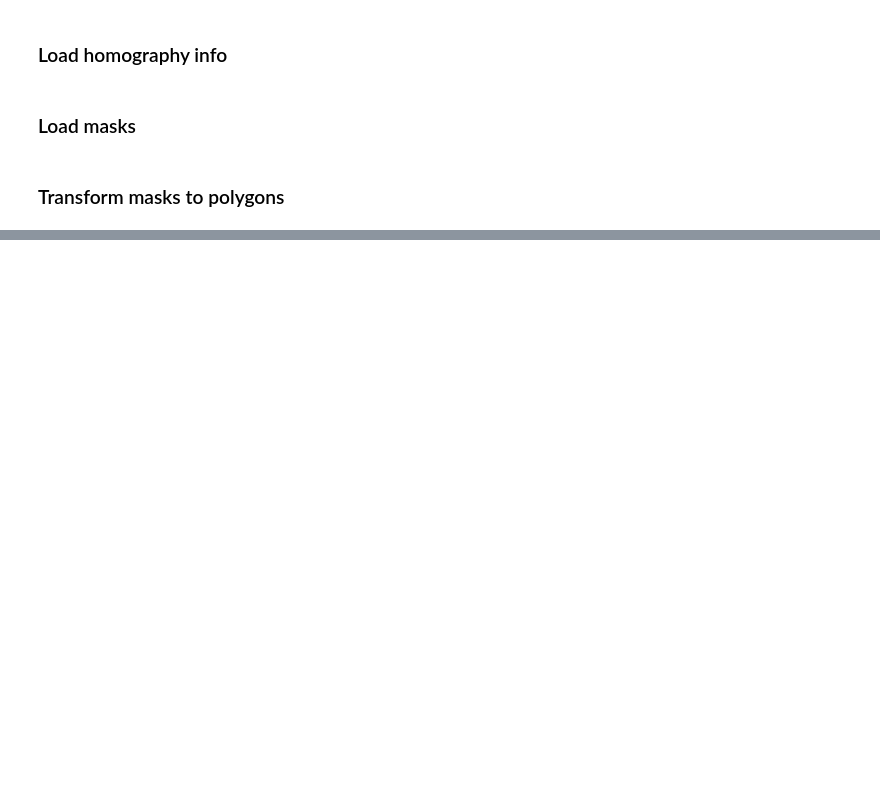
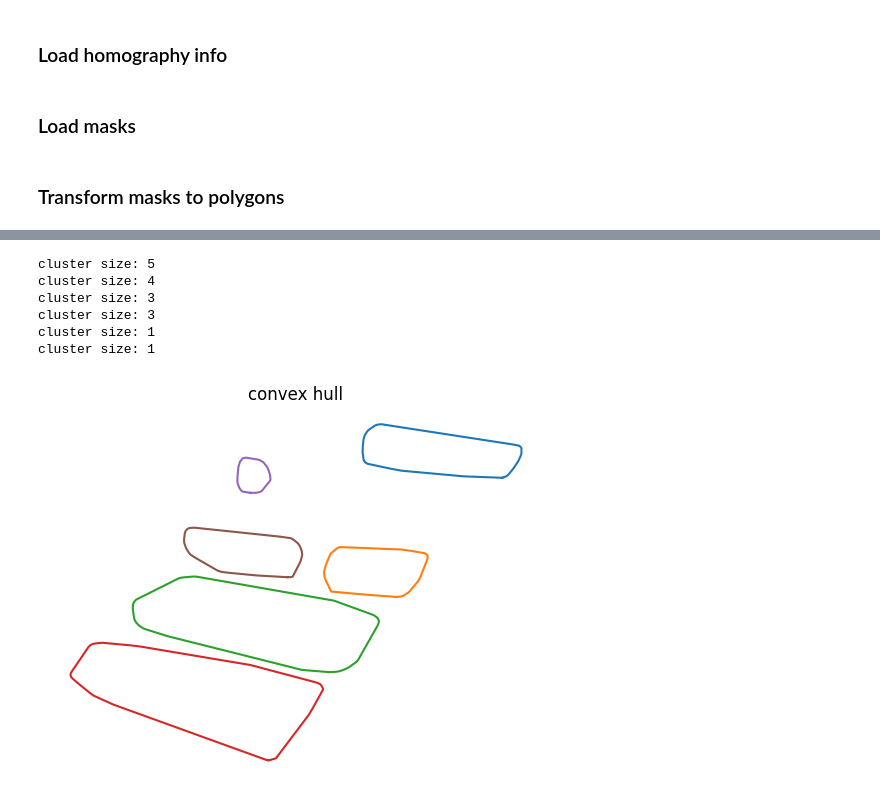
Before and after one commit to Trawirr/ParkingApp, a Jupyter notebook: image_processing/allowed_to_top_down.ipynb, the cells around one changed output, grey strips where cells are left out. Drawn from its saved outputs; the diff is of its cells as text; code cells hidden in the pictures; blank space fills up the shorter version.

```diff
--- a/image_processing/allowed_to_top_down.ipynb
+++ b/image_processing/allowed_to_top_down.ipynb
@@ -204,0 +293,22 @@ plt.show()
+# %%
+merged_clusters = merge_clusters(filter_clusters(clustered_polygons, 2, 12))
+
+for poly in merged_clusters:
+    plt.plot(*poly.exterior.xy)
+
+# for poly in camera_polygons_transformed['weti1']['allowed']:
+#     plt.plot(*poly.exterior.xy)
+# for poly in camera_polygons_transformed['weti2']['allowed']:
+#     plt.plot(*poly.exterior.xy)
+
+plt.axis("off")
+plt.title(f'convex hull')
+plt.show()
+# %% [output]
+cluster size: 5
+cluster size: 4
+cluster size: 3
+cluster size: 3
+cluster size: 1
+cluster size: 1
+[figure, added]
```
Also changed, not shown: parts of 14 cells of this notebook, 3 other files.
